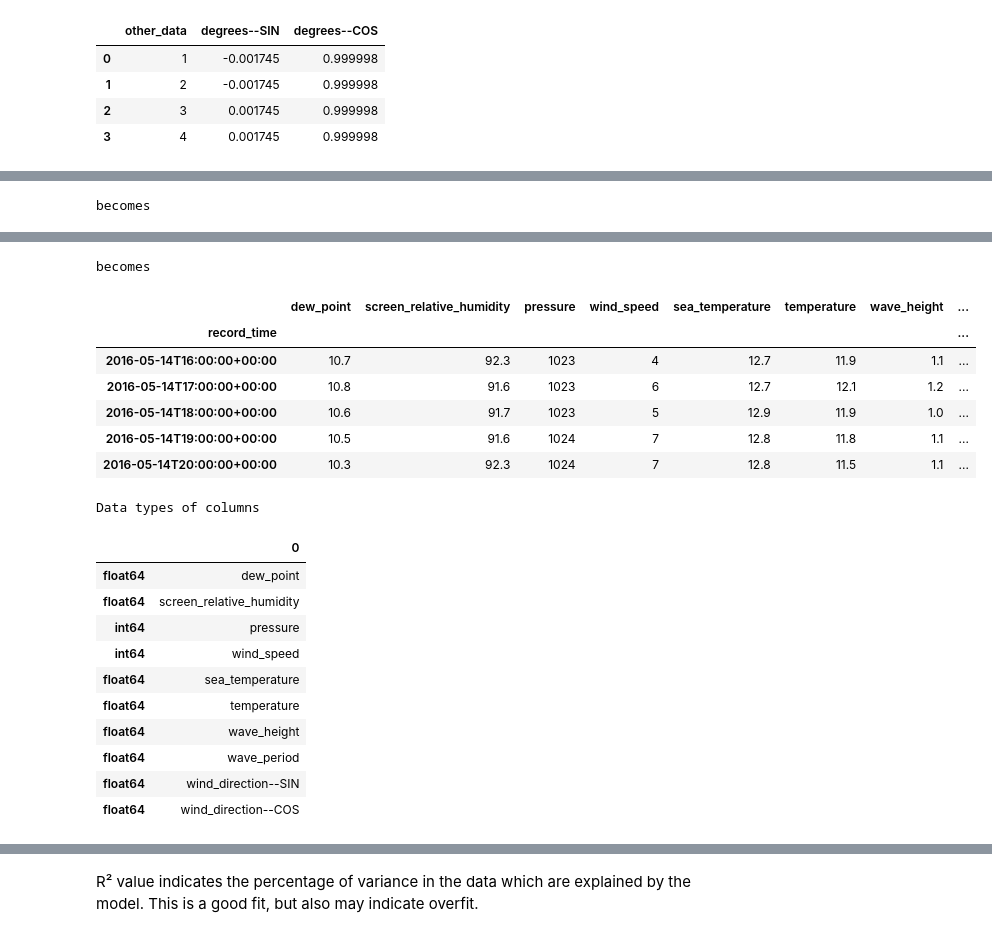
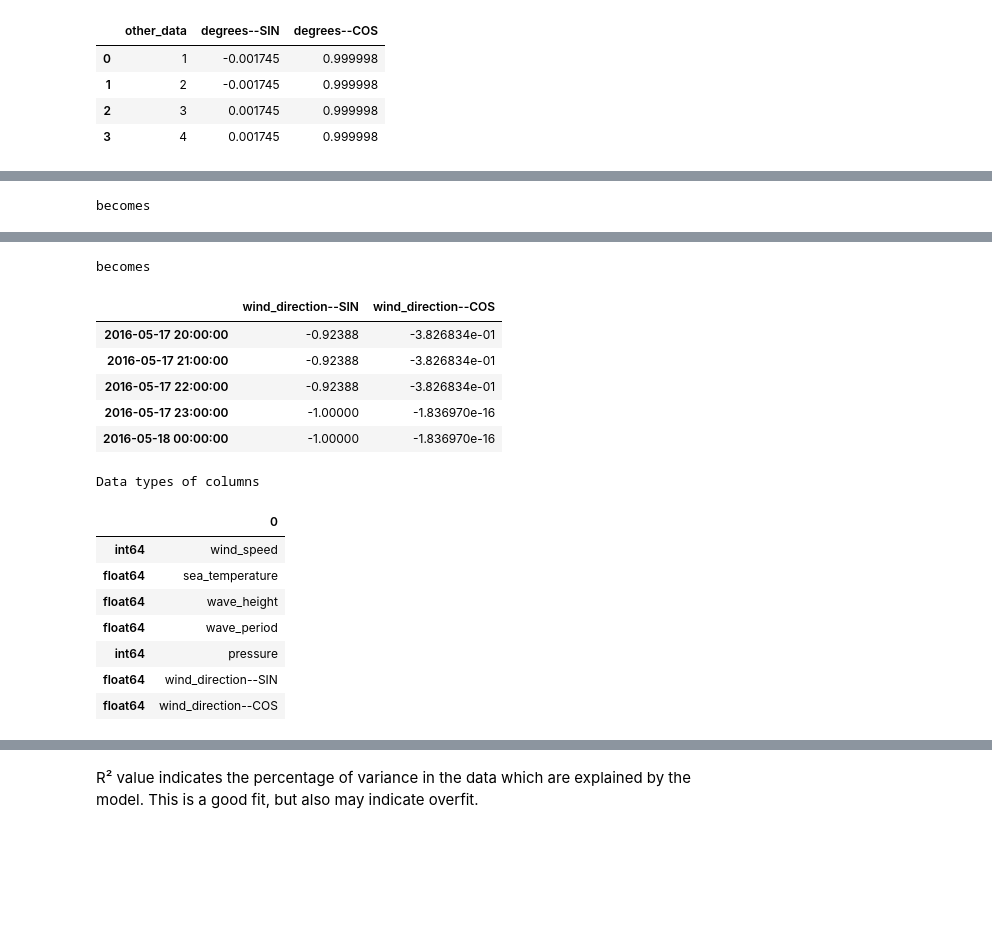
Before and after one commit to felix-last/wave-forecast, a Jupyter notebook: wave-forecast-prepare-data.ipynb, the cells around one changed output, grey strips where cells are left out. Drawn from its saved outputs; the diff is of its cells as text; code cells hidden in the pictures; blank space fills up the shorter version.

```diff
--- a/wave-forecast-prepare-data.ipynb
+++ b/wave-forecast-prepare-data.ipynb
@@ -18,8 +19,8 @@ from IPython.display import display
 # %%
 csv_files = ['./data/'+file for file in os.listdir('./data/') if '.csv' in file]
-df_imported = pd.concat([pd.read_csv(file) for file in csv_files])
-df_imported = df_imported.rename(columns={'Unnamed: 0': 'record_time'})
-df_imported = df_imported.drop_duplicates(subset='record_time', keep='last')
-df_imported = df_imported.set_index('record_time')
+df_imported = pd.concat([pd.read_csv(file, index_col=0) for file in csv_files])
+df_imported.index = pd.DatetimeIndex(df_imported.index, freq='H')
+grouped = df_imported.groupby(level=0)
+df_imported = grouped.last()
 df_imported.count()
 # %% [output]
@@ -114,7 +118,8 @@ display(degrees_to_sin_cos(circular_example, 'degrees'))
 | 2 | 3 | 0.001745 | 0.999998 |
 | 3 | 4 | 0.001745 | 0.999998 |
 # %%
-df_explanatory = df_imported[['wind_direction','dew_point', 'screen_relative_humidity', 'pressure', 'wind_speed', 'sea_temperature', 'temperature', 'wave_height', 'wave_period']]
+# sorted out at this point: 'dew_point', 'screen_relative_humidity', 'temperature', 'sea_temperature'
+df_explanatory = df_imported[['wind_direction', 'wind_speed', 'wave_height', 'wave_period', 'pressure']]
 df_explanatory = df_explanatory.dropna()
 df_explanatory
 display(df_explanatory['wind_direction'].head())
@@ -124,5 +129,5 @@ print('becomes')
 display(df_explanatory['wind_direction'].head())
 print('becomes')
 df_explanatory = degrees_to_sin_cos(df_explanatory, 'wind_direction')
-display(df_explanatory.head())
+display(df_explanatory[['wind_direction--SIN','wind_direction--COS']].head())
 # %% [output]
@@ -144,25 +147,21 @@ Name: wind_direction, dtype: float64
 becomes
-|  | dew_point | screen_relative_humidity | pressure | wind_speed | sea_temperature | temperature | wave_height | ... |
-| record_time |  |  |  |  |  |  |  | ... |
-| 2016-05-14T16:00:00+00:00 | 10.7 | 92.3 | 1023 | 4 | 12.7 | 11.9 | 1.1 | ... |
-| 2016-05-14T17:00:00+00:00 | 10.8 | 91.6 | 1023 | 6 | 12.7 | 12.1 | 1.2 | ... |
-| 2016-05-14T18:00:00+00:00 | 10.6 | 91.7 | 1023 | 5 | 12.9 | 11.9 | 1.0 | ... |
-| 2016-05-14T19:00:00+00:00 | 10.5 | 91.6 | 1024 | 7 | 12.8 | 11.8 | 1.1 | ... |
-| 2016-05-14T20:00:00+00:00 | 10.3 | 92.3 | 1024 | 7 | 12.8 | 11.5 | 1.1 | ... |
+|  | wind_direction--SIN | wind_direction--COS |
+| 2016-05-17 20:00:00 | -0.92388 | -3.826834e-01 |
+| 2016-05-17 21:00:00 | -0.92388 | -3.826834e-01 |
+| 2016-05-17 22:00:00 | -0.92388 | -3.826834e-01 |
+| 2016-05-17 23:00:00 | -1.00000 | -1.836970e-16 |
+| 2016-05-18 00:00:00 | -1.00000 | -1.836970e-16 |
 # %%
 print('Data types of columns')
 pd.DataFrame(df_explanatory.columns,[str(df_explanatory[column].dtype) for column in df_explanatory.columns])
 # %% [output]
 Data types of columns
 |  | 0 |
-| float64 | dew_point |
-| float64 | screen_relative_humidity |
-| int64 | pressure |
 | int64 | wind_speed |
 | float64 | sea_temperature |
-| float64 | temperature |
 | float64 | wave_height |
 | float64 | wave_period |
+| int64 | pressure |
 | float64 | wind_direction--SIN |
 | float64 | wind_direction--COS |
 # %%
```
Also changed, not shown: parts of 22 cells of this notebook.
